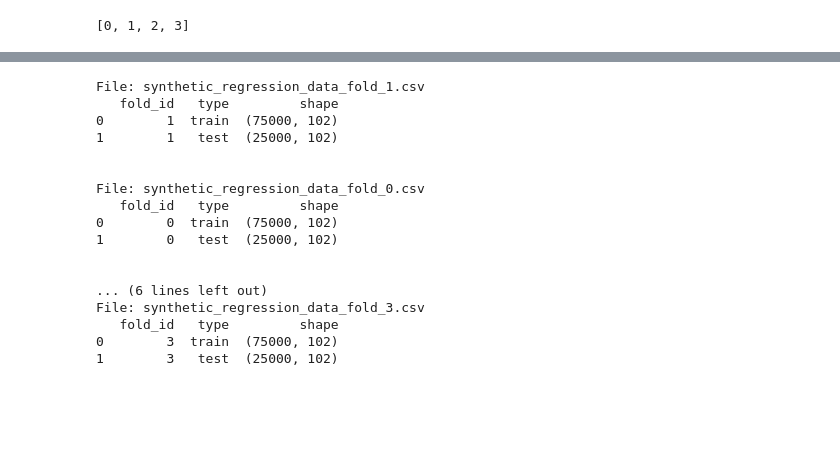
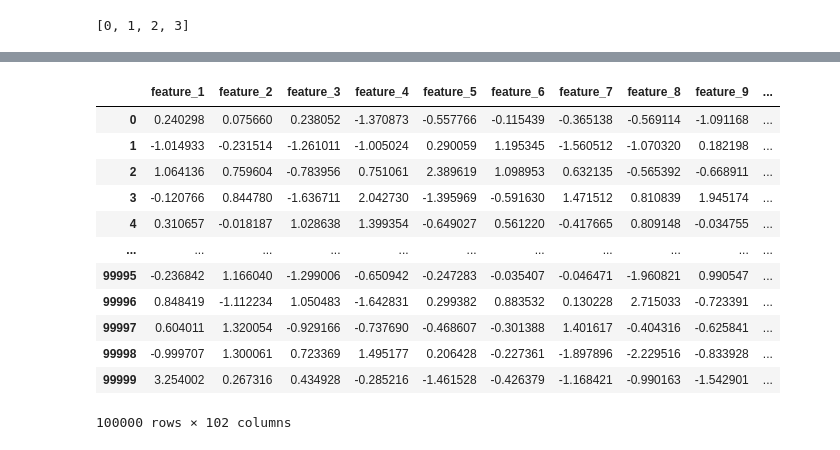
Before and after one commit to jimthompson5802/spark_sandbox, a Jupyter notebook: jupyter_notebooks/spark_read_write_executor.ipynb, the cells around one changed output, grey strips where cells are left out. Saved outputs shown, nothing was run; the diff lists cells and outputs as text; code cells hidden in the pictures; blank space fills up the shorter version.

Commit message:
full parquet example

```diff
--- a/jupyter_notebooks/spark_read_write_executor.ipynb
+++ b/jupyter_notebooks/spark_read_write_executor.ipynb
@@ -103,26 +108,24 @@ for f in os.listdir(RESULTS_DIR):
     if f.endswith(".csv"):
         # Print the file name and contents
         print(f"File: {f}")
-        df = pd.read_csv(os.path.join(RESULTS_DIR, f))
+        df = pd.read_parquet(os.path.join(RESULTS_DIR, f))
         print(df)
         print("\n")
-# %% [output]
-File: synthetic_regression_data_fold_1.csv
-   fold_id   type         shape
-0        1  train  (75000, 102)
-1        1   test  (25000, 102)
-
-
-File: synthetic_regression_data_fold_0.csv
-   fold_id   type         shape
-0        0  train  (75000, 102)
-1        0   test  (25000, 102)
-
-
-... (6 lines left out)
-File: synthetic_regression_data_fold_3.csv
-   fold_id   type         shape
-0        3  train  (75000, 102)
-1        3   test  (25000, 102)
+# %%
+df
+# %% [output]
+|  | feature_1 | feature_2 | feature_3 | feature_4 | feature_5 | feature_6 | feature_7 | feature_8 | feature_9 | ... |
+| 0 | 0.240298 | 0.075660 | 0.238052 | -1.370873 | -0.557766 | -0.115439 | -0.365138 | -0.569114 | -1.091168 | ... |
+| 1 | -1.014933 | -0.231514 | -1.261011 | -1.005024 | 0.290059 | 1.195345 | -1.560512 | -1.070320 | 0.182198 | ... |
+| 2 | 1.064136 | 0.759604 | -0.783956 | 0.751061 | 2.389619 | 1.098953 | 0.632135 | -0.565392 | -0.668911 | ... |
+| 3 | -0.120766 | 0.844780 | -1.636711 | 2.042730 | -1.395969 | -0.591630 | 1.471512 | 0.810839 | 1.945174 | ... |
+| 4 | 0.310657 | -0.018187 | 1.028638 | 1.399354 | -0.649027 | 0.561220 | -0.417665 | 0.809148 | -0.034755 | ... |
+| ... | ... | ... | ... | ... | ... | ... | ... | ... | ... | ... |
+| 99995 | -0.236842 | 1.166040 | -1.299006 | -0.650942 | -0.247283 | -0.035407 | -0.046471 | -1.960821 | 0.990547 | ... |
+| 99996 | 0.848419 | -1.112234 | 1.050483 | -1.642831 | 0.299382 | 0.883532 | 0.130228 | 2.715033 | -0.723391 | ... |
+| 99997 | 0.604011 | 1.320054 | -0.929166 | -0.737690 | -0.468607 | -0.301388 | 1.401617 | -0.404316 | -0.625841 | ... |
+| 99998 | -0.999707 | 1.300061 | 0.723369 | 1.495177 | 0.206428 | -0.227361 | -1.897896 | -2.229516 | -0.833928 | ... |
+| 99999 | 3.254002 | 0.267316 | 0.434928 | -0.285216 | -1.461528 | -0.426379 | -1.168421 | -0.990163 | -1.542901 | ... |
+100000 rows × 102 columns
 # %%
 spark.stop()
```
Also changed, not shown: parts of 3 cells of this notebook.
